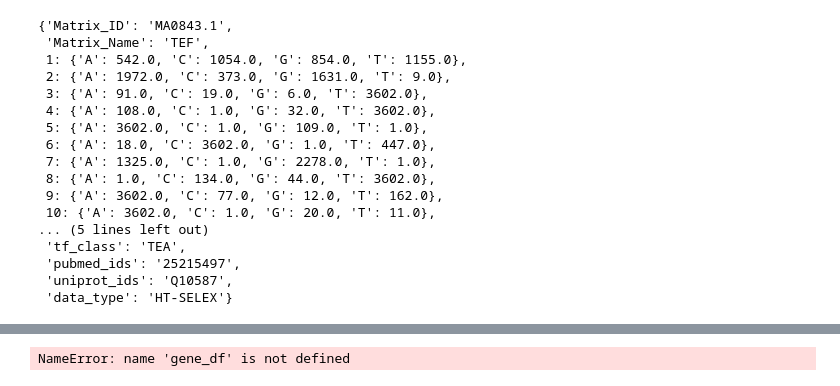
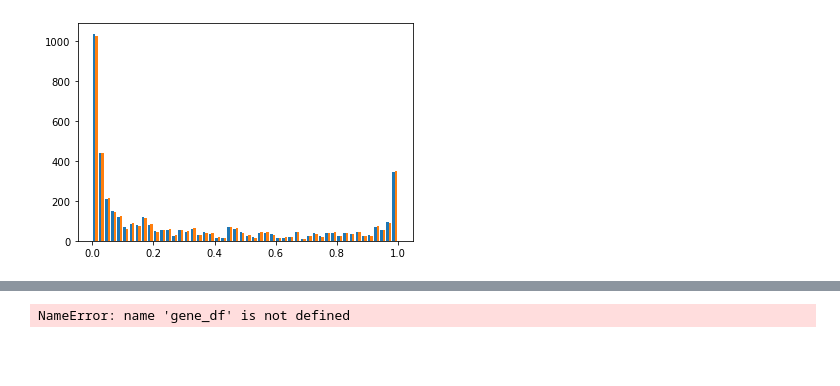
Before and after one commit to TishkoffLab/TF_Binding_scores, a Jupyter notebook: python_notebooks/TF_PosWeightMatrix_analysis.ipynb, the cells around one changed output, grey strips where cells are left out. Drawn from its saved outputs; the diff is of its cells as text; code cells hidden in the pictures; blank space fills up the shorter version.

```diff
--- a/python_notebooks/TF_PosWeightMatrix_analysis.ipynb
+++ b/python_notebooks/TF_PosWeightMatrix_analysis.ipynb
@@ -430,20 +476,0 @@ bg_z_df = read_csv('/local3/jake/TF_binding/backgroundZ_forTFs.100reps.txt',deli
-# %%
-infodicts_list[0]
-# %% [output]
-{'Matrix_ID': 'MA0843.1',
- 'Matrix_Name': 'TEF',
- 1: {'A': 542.0, 'C': 1054.0, 'G': 854.0, 'T': 1155.0},
- 2: {'A': 1972.0, 'C': 373.0, 'G': 1631.0, 'T': 9.0},
- 3: {'A': 91.0, 'C': 19.0, 'G': 6.0, 'T': 3602.0},
- 4: {'A': 108.0, 'C': 1.0, 'G': 32.0, 'T': 3602.0},
- 5: {'A': 3602.0, 'C': 1.0, 'G': 109.0, 'T': 1.0},
- 6: {'A': 18.0, 'C': 3602.0, 'G': 1.0, 'T': 447.0},
- 7: {'A': 1325.0, 'C': 1.0, 'G': 2278.0, 'T': 1.0},
- 8: {'A': 1.0, 'C': 134.0, 'G': 44.0, 'T': 3602.0},
- 9: {'A': 3602.0, 'C': 77.0, 'G': 12.0, 'T': 162.0},
- 10: {'A': 3602.0, 'C': 1.0, 'G': 20.0, 'T': 11.0},
-... (5 lines left out)
- 'tf_class': 'TEA',
- 'pubmed_ids': '25215497',
- 'uniprot_ids': 'Q10587',
- 'data_type': 'HT-SELEX'}
@@ -449,0 +507,38 @@ infodicts_list[0]
+# %%
+
+def plot_var_hist(varname,plot_df):
+    fig,ax = plt.subplots()
+    x_ref = plot_df['{0} (REF)'.format(varname)]
+    x_alt = plot_df['{0} (ALT)'.format(varname)]
+    (mu_ref, sigma_ref) = norm.fit(x_ref)
+    plotmin = min(x_ref)
+    if(min(x_alt) < plotmin):
+        plotmin = min(x_alt)
+    plotmax = max(x_ref)
+    if(max(x_alt) < plotmax):
+        plotmax = max(x_alt)
+    # Empirical average and variance are computed
+    avg_ref = np.mean(x_ref)
+    var_ref = np.var(x_ref)
+    # From that, we know the shape of the fitted Gaussian.
+    pdf_x_ref = np.linspace(np.min(x_ref),np.max(x_ref),100)
+    pdf_y_ref = 1.0/np.sqrt(2*np.pi*var_ref)*np.exp(-0.5*(pdf_x_ref-avg_ref)**2/var_ref)
+
+     # Empirical average and variance are computed
+    avg_alt = np.mean(x_alt)
+    var_alt = np.var(x_alt)
+    # From that, we know the shape of the fitted Gaussian.
+    pdf_x_alt = np.linspace(np.min(x_alt),np.max(x_alt),100)
+    pdf_y_alt = 1.0/np.sqrt(2*np.pi*var_alt)*np.exp(-0.5*(pdf_x_alt-avg_alt)**2/var_alt)
+
+    plt.hist([x_ref,x_alt],50)
+#     plt.plot(pdf_x_ref,pdf_y_ref,'k--', linewidth=2,color='blue')
+#     plt.plot(pdf_x_alt,pdf_y_alt,'k--', linewidth=2,color='orange')
+#     bins = np.linspace(plotmin,plotmax)
+#     plt.hist([x_ref,x_alt],bins=bins)
+
+    plt.show()
+# %%
+plot_var_hist('Norm_PBind',normed_pbind_df)
+# %% [output]
+[figure, added]
```
Also changed, not shown: parts of 28 cells of this notebook, 2 other files.
